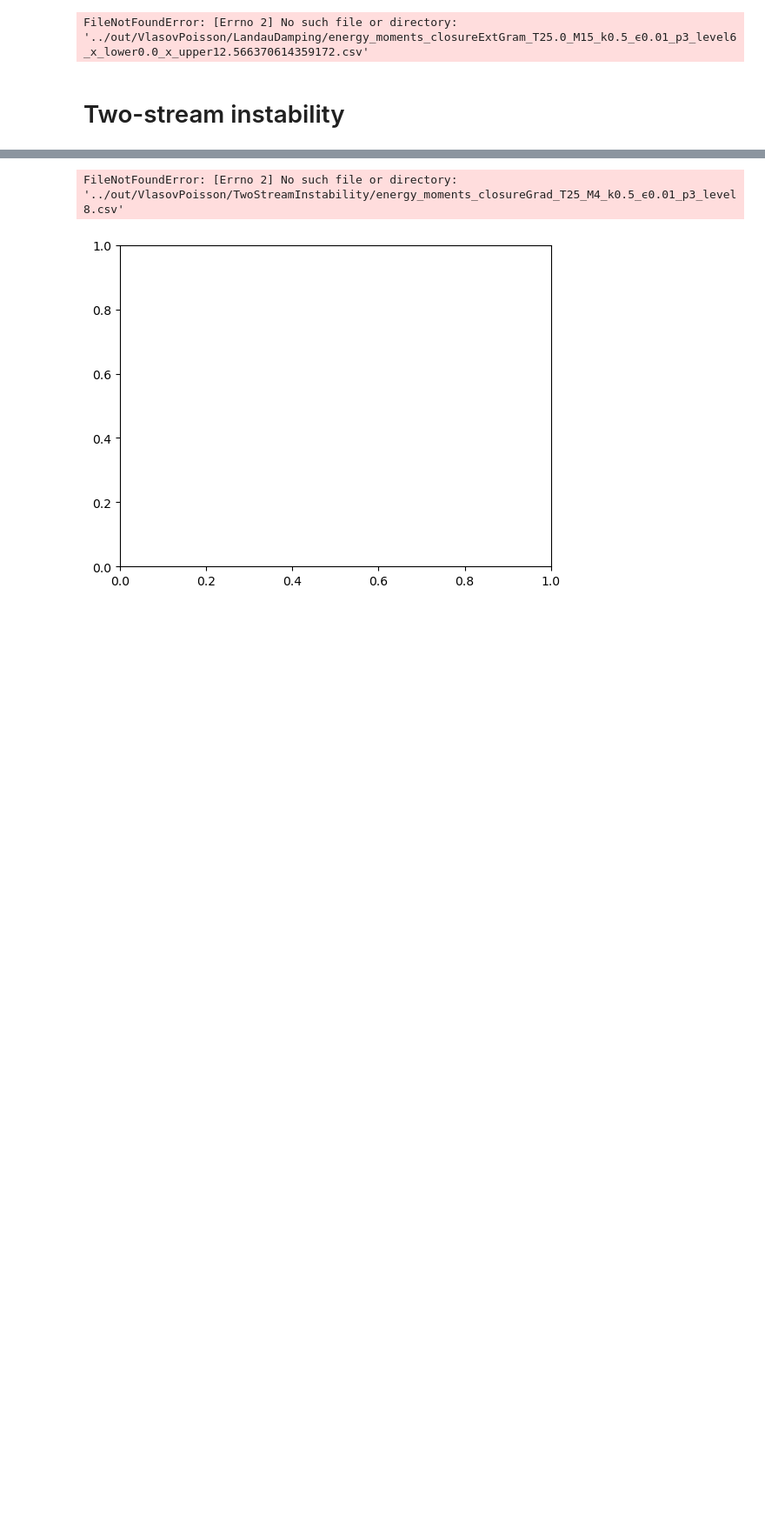
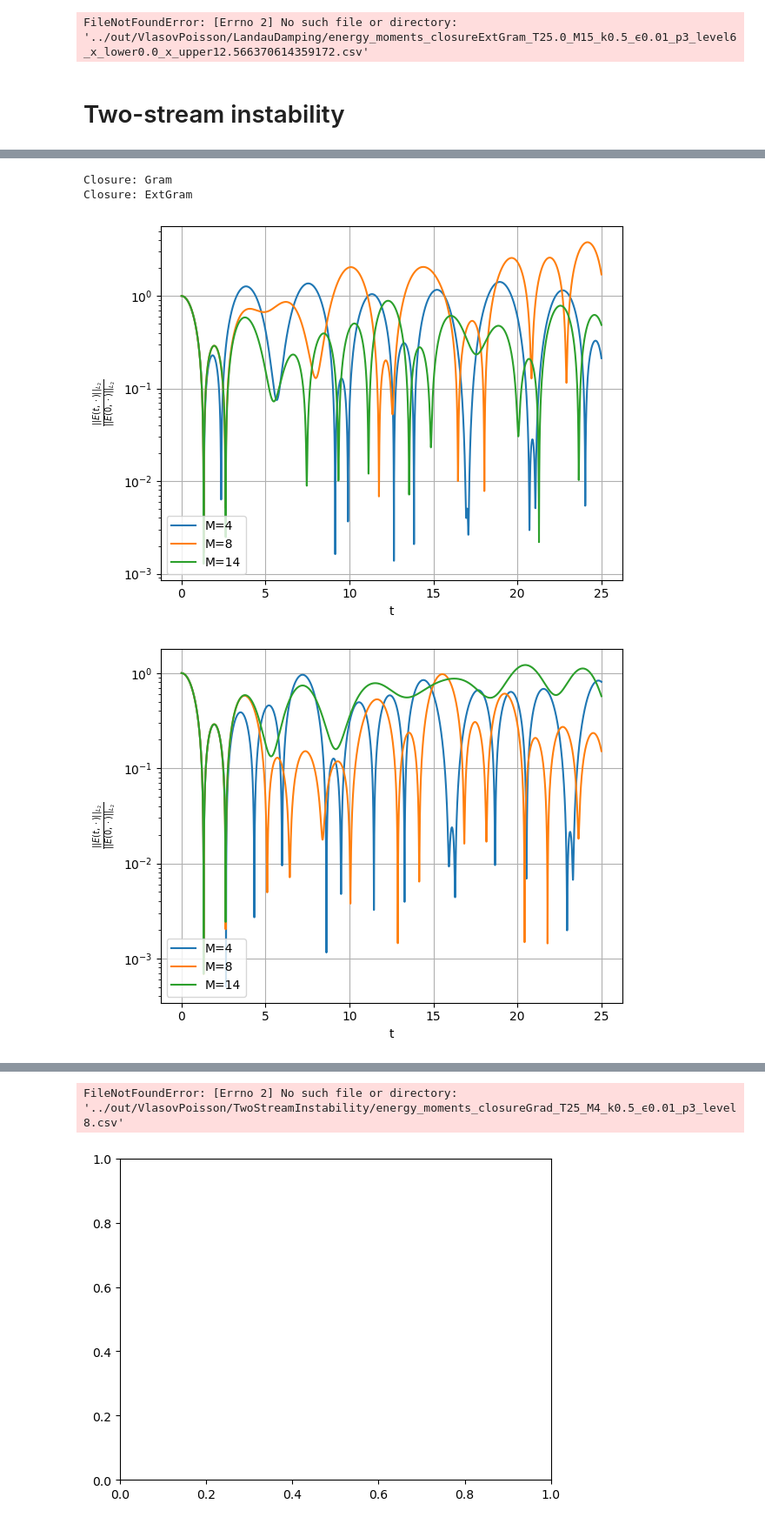
Before and after one commit to JanHab/ExtGram.jl, a Jupyter notebook: notebooks/VlasovPoissonExamples.ipynb, the cells around one changed output, grey strips where cells are left out. Shown at 87% size. Saved outputs shown, nothing was run; the diff lists cells and outputs as text; code cells hidden in the pictures; blank space fills up the shorter version.

```diff
--- a/notebooks/VlasovPoissonExamples.ipynb
+++ b/notebooks/VlasovPoissonExamples.ipynb
@@ -336 +336,28 @@ Closure: ExtGram
+# %%
+polydeg = 3
+
+closures =[
+    "Gram",
+    "ExtGram"
+]
+for closure in closures:
+    print(f"Closure: {closure}")
+    fig, ax = plt.subplots()
+    for M in [4, 8, 14]:
+        data = get_E_num(closure, T_end, M, k, epsilon, polydeg, base_tree_level)
+        ax.plot(data["time"], data["E_L2"] / data["E_L2"][0], label=f'M={M}')
+    ax.set_yscale("log")
+    ax.set_xlabel("t")
+    ax.set_ylabel("$\\frac{||E(t,\cdot)||_{L_2}}{||E(0,\cdot)||_{L_2}}$")
+    # ax.set_title(closure)
+    ax.legend(loc='lower left')
+    ax.grid()
+    fig.savefig(f"../out/VlasovPoisson/TwoStreamInstability/TwoStreamInstability_Even_Closure{closure}_k{k}_epsilon{epsilon}_p{polydeg}.pdf")
+    fig.tight_layout()
+    fig.show()
+# %% [output]
+Closure: Gram
+Closure: ExtGram
+[figure, added]
+[figure, added]
 # %%
```
Also changed, not shown: parts of 4 cells of this notebook, 6 other files.
